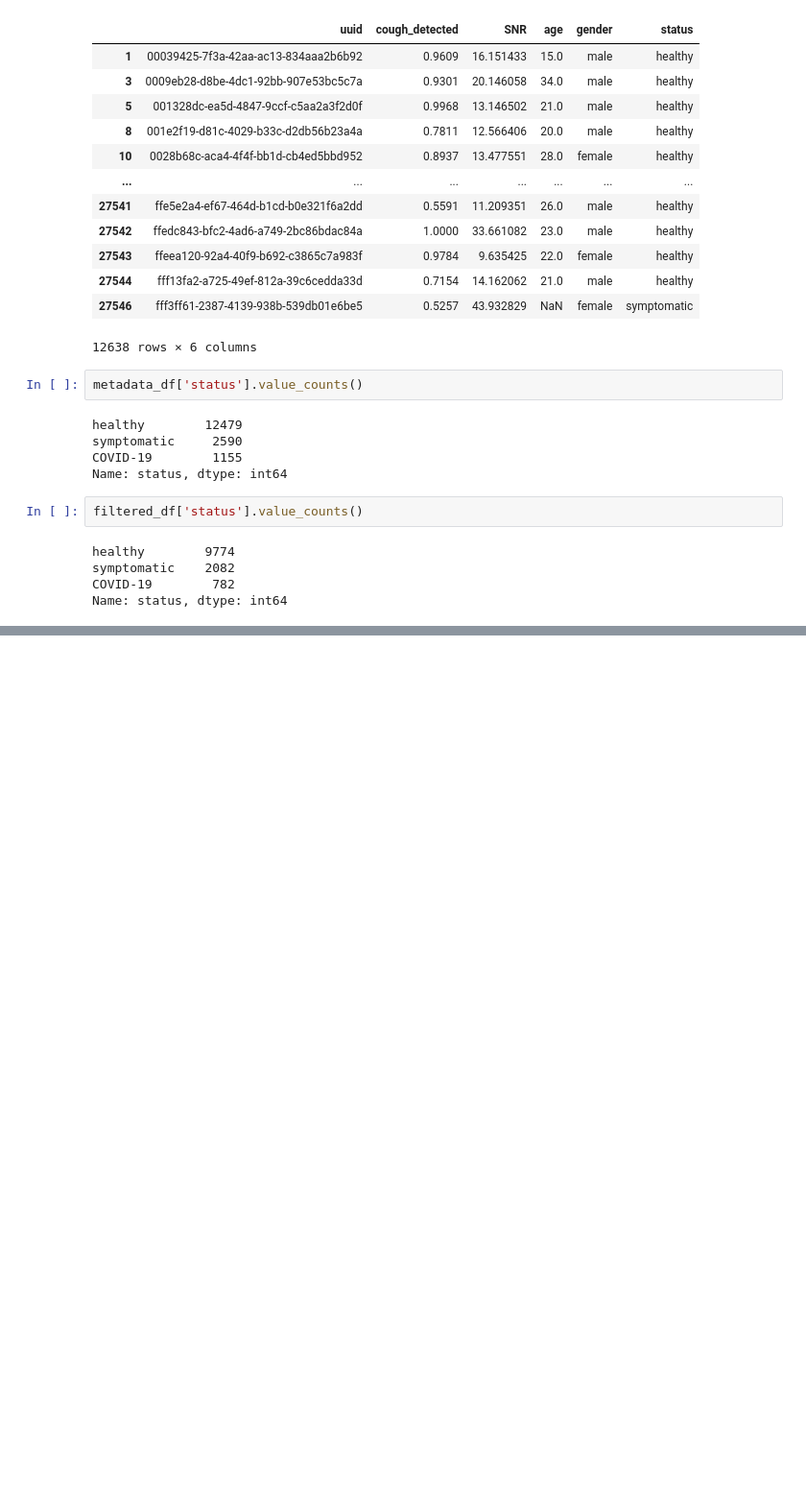
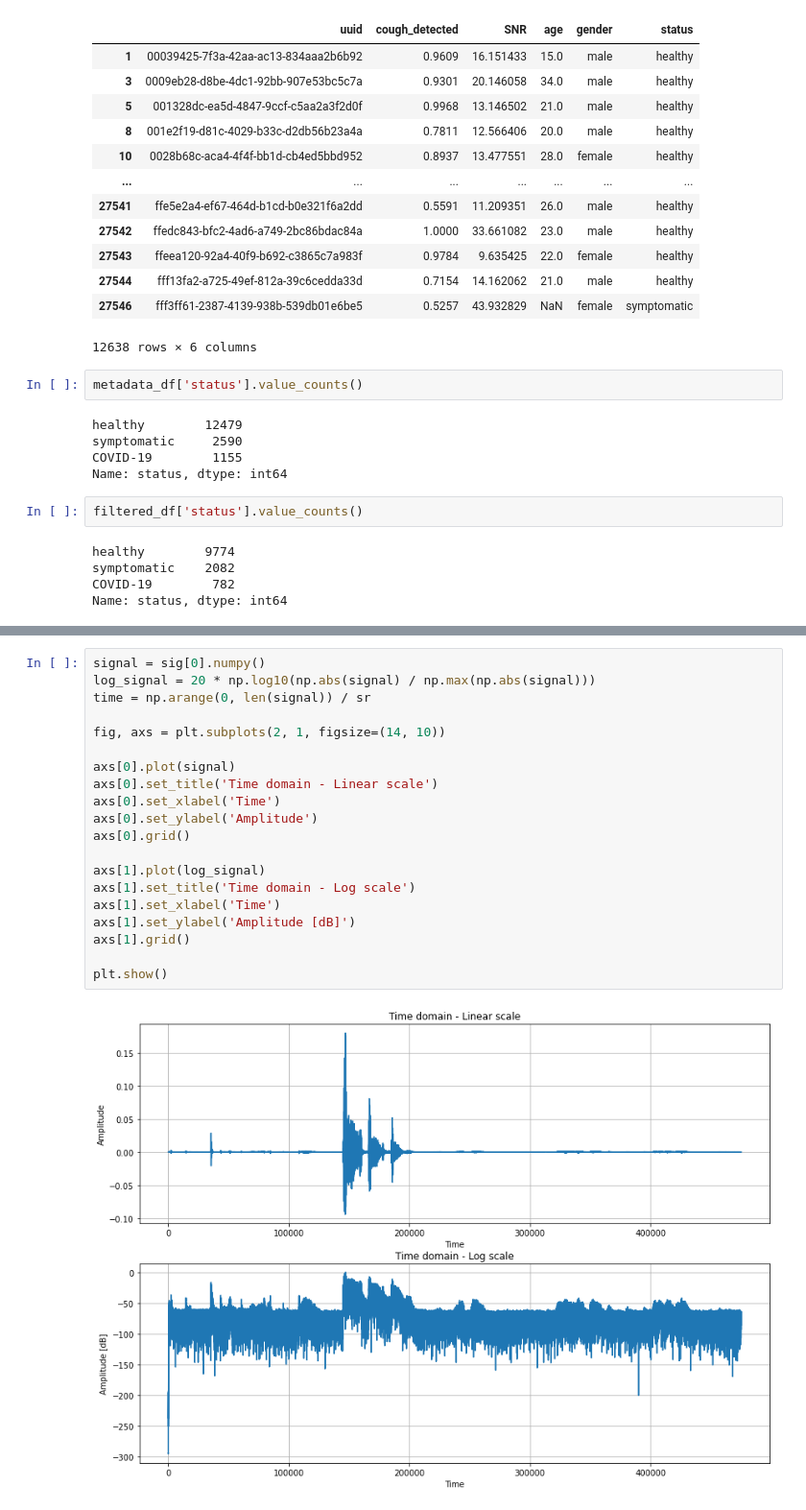
Before and after one commit to CE8-ComputerEng/Deep-Learning-Mini-Project, a Jupyter notebook: data-explore.ipynb, the cells around one changed output, grey strips where cells are left out. Shown at 96% size. Cells and saved outputs as stored; diff of their text form; blank space fills up the shorter version.

```diff
--- a/data-explore.ipynb
+++ b/data-explore.ipynb
@@ -134,0 +136,22 @@ plt.show()
+# %%
+signal = sig[0].numpy()
+log_signal = 20 * np.log10(np.abs(signal) / np.max(np.abs(signal)))
+time = np.arange(0, len(signal)) / sr
+
+fig, axs = plt.subplots(2, 1, figsize=(14, 10))
+
+axs[0].plot(signal)
+axs[0].set_title('Time domain - Linear scale')
+axs[0].set_xlabel('Time')
+axs[0].set_ylabel('Amplitude')
+axs[0].grid()
+
+axs[1].plot(log_signal)
+axs[1].set_title('Time domain - Log scale')
+axs[1].set_xlabel('Time')
+axs[1].set_ylabel('Amplitude [dB]')
+axs[1].grid()
+
+plt.show()
+# %% [output]
+[figure, added]
```
Also changed, not shown: parts of 15 cells of this notebook, 2 other files.
